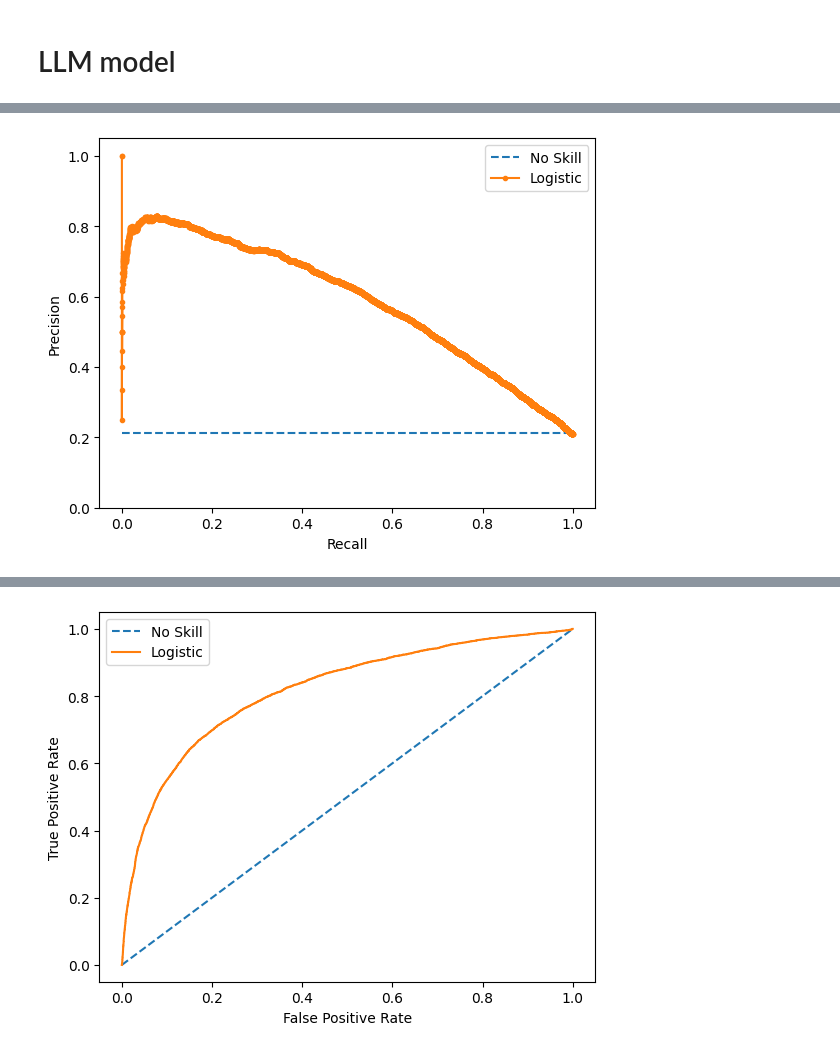
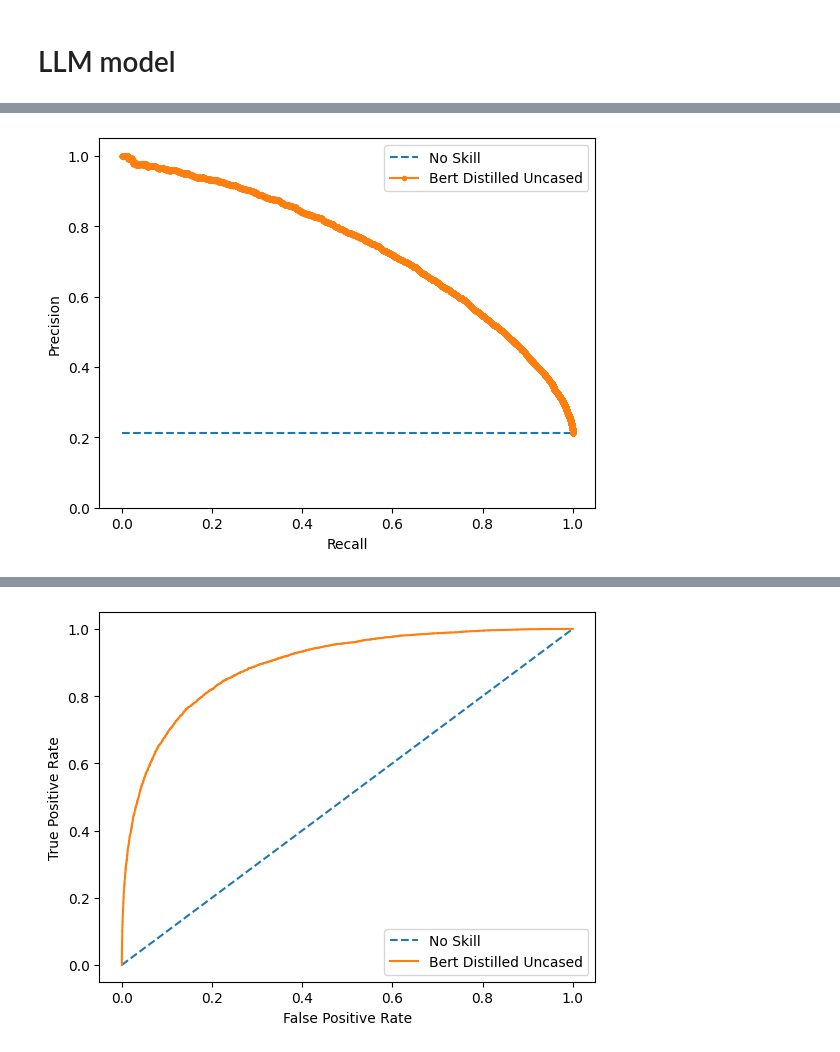
Before and after one commit to kevin51jiang/msci-546-project, a Jupyter notebook: llmClassification.ipynb, the cells around one changed output, grey strips where cells are left out. Saved outputs shown, nothing was run; the diff lists cells and outputs as text; code cells hidden in the pictures.

```diff
--- a/llmClassification.ipynb
+++ b/llmClassification.ipynb
@@ -306,0 +293,4 @@ y_pred = pipe.predict(X_test)
+# %%
+dataset = pd.read_csv('data/llm_train.csv')
+# Sanity check
+dataset.info()
@@ -306,0 +307,5 @@ y_pred = pipe.predict(X_test)
+# %%
+X = dataset['text']
+y = dataset['label']
+# %%
+X_train, X_test, y_train, y_test = train_test_split(X, y, test_size=0.2, stratify=y, random_state=42)
@@ -306,0 +343,20 @@ y_pred = pipe.predict(X_test)
+# %%
+pipe = Pipeline([
+    ('tokenizer', HuggingfacePretrainedTokenizer(TOKENIZER)),
+    ('net', NeuralNetClassifier(
+        BertModule,
+        module__name=PRETRAINED_MODEL,
+        module__num_labels=len(set(y_train)),
+        optimizer=OPTMIZER,
+        lr=LR,
+        max_epochs=MAX_EPOCHS,
+        criterion=CRITERION,
+        batch_size=BATCH_SIZE,
+        iterator_train__shuffle=True,
+        device=DEVICE,
+        callbacks=[
+            LRScheduler(LambdaLR, lr_lambda=lr_schedule, step_every='batch'),
+            ProgressBar(),
+        ],
+    )),
+])
@@ -331,29 +434,30 @@ Confusion matrix:  [[24874  1178]
 [figure]
 # %%
+%%time
 # Plot precision recall curves
 from sklearn.metrics import precision_recall_curve
 from matplotlib import pyplot
 
 # predict probabilities
 y_pred_proba = pipe.predict_proba(X_test)
 # retrieve just the probabilities for the positive class
 pos_probs = y_pred_proba[:, 1]
 # calculate the no skill line as the proportion of the positive class
 no_skill = len(y[y == 1]) / len(y)
 # plot the no skill precision-recall curve
 pyplot.plot([0, 1], [no_skill, no_skill], linestyle='--', label='No Skill')
 # calculate model precision-recall curve
 precision, recall, _ = precision_recall_curve(y_test, pos_probs)
 # plot the model precision-recall curve
-pyplot.plot(recall, precision, marker='.', label='Logistic')
+pyplot.plot(recall, precision, marker='.', label='Bert Distilled Uncased')
 # axis labels
 pyplot.xlabel('Recall')
 pyplot.ylabel('Precision')
 # Set y to be between 0 and 1
 pyplot.ylim([0.0, 1.05])
 # show the legend
 pyplot.legend()
 # show the plot
 pyplot.show()
 # %% [output]
-[figure, old version]
+[figure, new version]
@@ -372,7 +478,7 @@ pyplot.plot([0, 1], [0, 1], linestyle='--', label='No Skill')
 fpr, tpr, _ = roc_curve(y_test, pos_probs)
 # plot model roc curve
 #  marker='.',
-pyplot.plot(fpr, tpr, label='Logistic')
+pyplot.plot(fpr, tpr, label='Bert Distilled Uncased')
 # axis labels
 pyplot.xlabel('False Positive Rate')
 pyplot.ylabel('True Positive Rate')
@@ -381,4 +487,4 @@ pyplot.legend()
 # show the plot
 pyplot.show()
 # %% [output]
-[figure, old version]
+[figure, new version]
```
Also changed, not shown: parts of 25 cells of this notebook, 1 other file.
